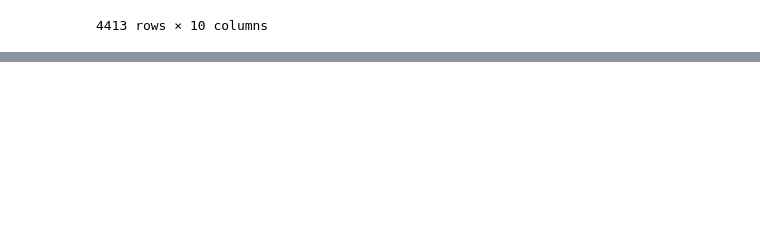
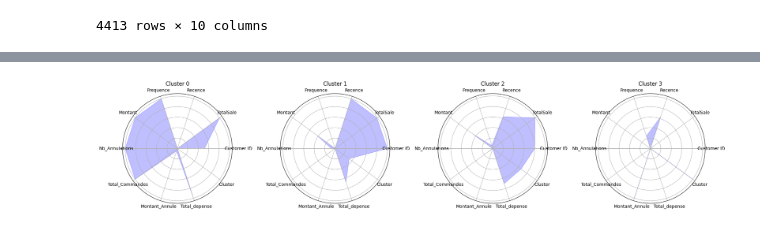
Before and after one commit to neevaiti/segmentation_client_simplon, a Jupyter notebook: rubic.ipynb, the cells around one changed output, grey strips where cells are left out. Saved outputs shown, nothing was run; the diff lists cells and outputs as text; code cells hidden in the pictures; blank space fills up the shorter version.

Commit message:
feat: try other k-means

```diff
--- a/rubic.ipynb
+++ b/rubic.ipynb
@@ -583,0 +639,14 @@ df_rfm.to_csv('seg_rfm.csv', index=False)
+# %%
+from sklearn.manifold import TSNE
+
+
+# Réduction de dimensionnalité avec T-SNE
+tsne = TSNE(n_components=2, random_state=1)
+features_tsne = tsne.fit_transform(scaled_features)
+
+# Formation du modèle KMeans avec le nombre optimal de clusters
+kmeans = KMeans(n_clusters=4, random_state=1)
+kmeans.fit(features_tsne)
+
+# Ajout des labels de cluster à la dataframe
+df_rfm['Cluster'] = kmeans.labels_
@@ -583,0 +713,40 @@ df_rfm.to_csv('seg_rfm.csv', index=False)
+# %%
+from sklearn.cluster import KMeans
+from sklearn.preprocessing import MinMaxScaler
+
+# Formation du modèle KMeans avec 4 clusters
+kmeans = KMeans(n_clusters=4, random_state=1)
+kmeans.fit(scaled_features)
+
+# Ajout des labels de cluster à la dataframe
+df_rfm['Cluster'] = kmeans.labels_
+
+# Calcul des moyennes pour chaque cluster
+cluster_averages = df_rfm.groupby('Cluster')[numeric_cols].mean()
+
+# Normalisation des données
+scaler = MinMaxScaler()
+cluster_averages_normalized = pd.DataFrame(scaler.fit_transform(cluster_averages), columns=cluster_averages.columns)
+
+# Création d'une figure et d'une grille de sous-graphiques
+fig, axs = plt.subplots(1, 4, figsize=(20, 5), subplot_kw=dict(polar=True))
+
+# Création des graphiques radars pour chaque cluster
+for i in range(4):
+    # Calcul des angles pour chaque axe du graphique radar
+    angles = np.linspace(0, 2 * np.pi, len(cluster_averages_normalized.columns), endpoint=False).tolist()
+
+    # Création du graphique radar
+    axs[i].fill(angles, cluster_averages_normalized.iloc[i], color='blue', alpha=0.25)
+    axs[i].set_yticklabels([])
+    axs[i].set_xticks(angles)
+    axs[i].set_xticklabels(cluster_averages_normalized.columns)
+
+    # Ajout du titre
+    axs[i].set_title('Cluster ' + str(i))
+
+# Affichage du graphique
+plt.tight_layout()
+plt.show()
+# %% [output]
+[figure, added]
```
Also changed, not shown: parts of 6 cells of this notebook, 1 other file.
